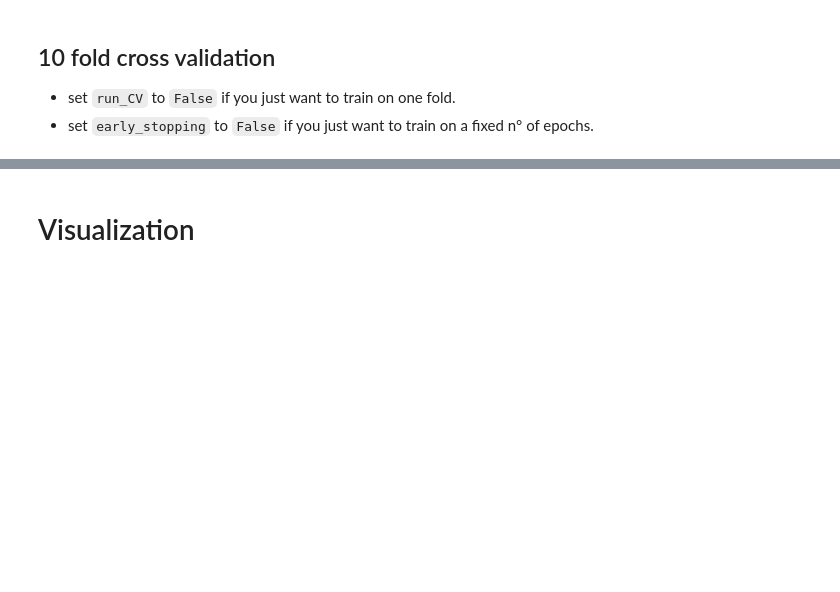
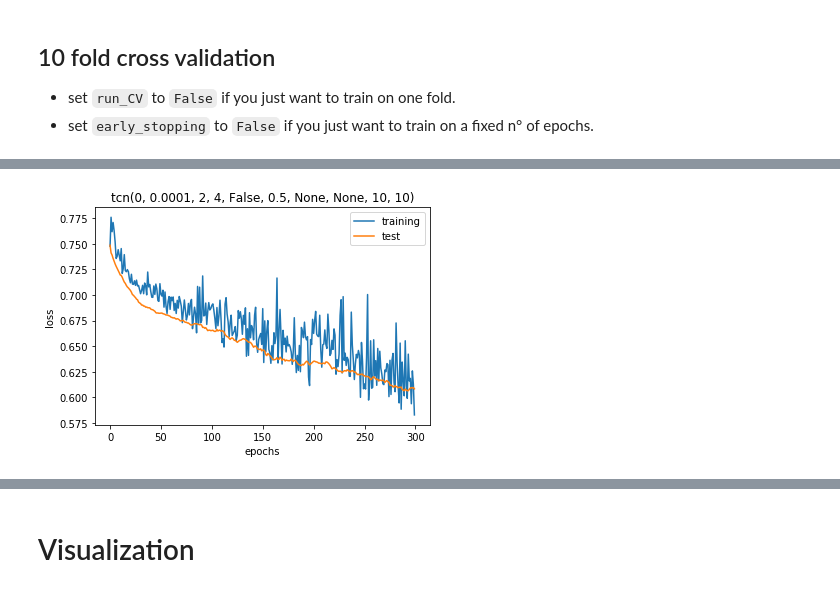
Before and after one commit to PaulLerner/deep_parkinson_handwriting, a Jupyter notebook: Main.ipynb, the cells around one changed output, grey strips where cells are left out. Drawn from its saved outputs; the diff is of its cells as text; code cells hidden in the pictures; blank space fills up the shorter version.

```diff
--- a/Main.ipynb
+++ b/Main.ipynb
@@ -327,0 +369,4 @@ NameError: name 'fold_valid_metrics' is not defined
+# %%
+plot(0,train_metrics,None,test_metrics,False)
+# %% [output]
+[figure, added]
```
Also changed, not shown: parts of 39 cells of this notebook, 11 other files.
